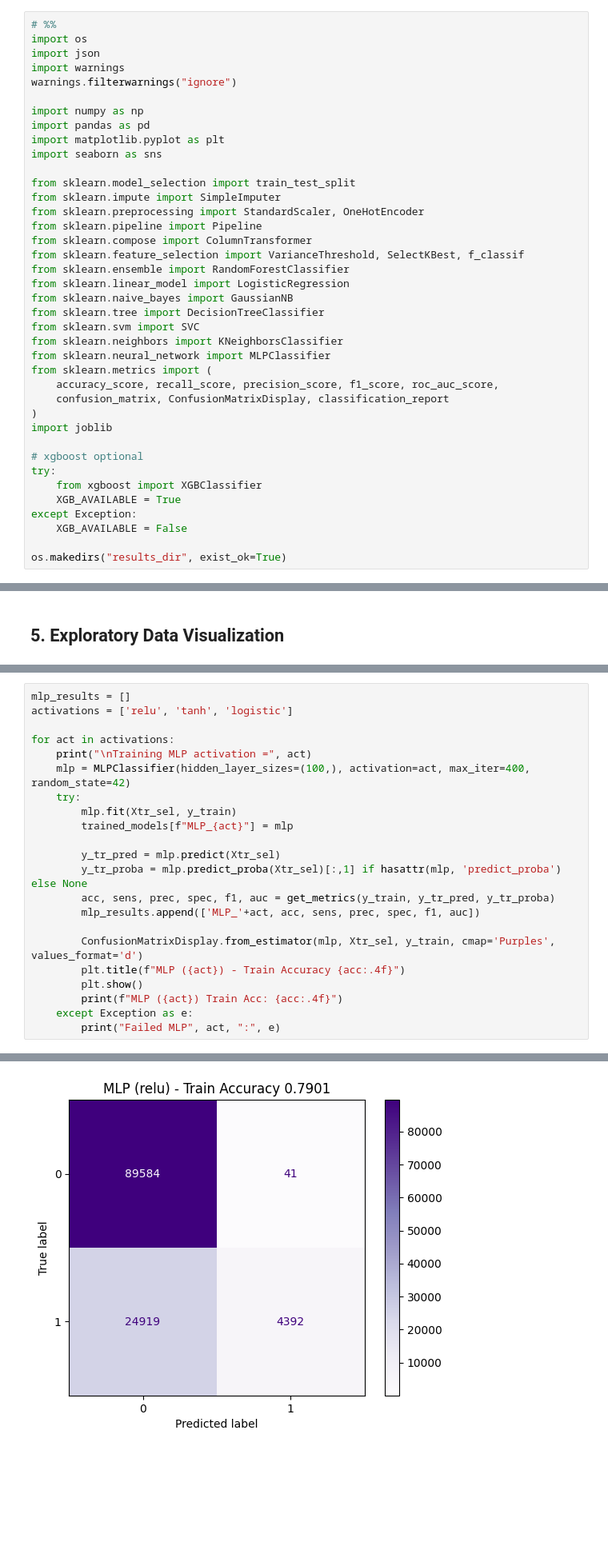
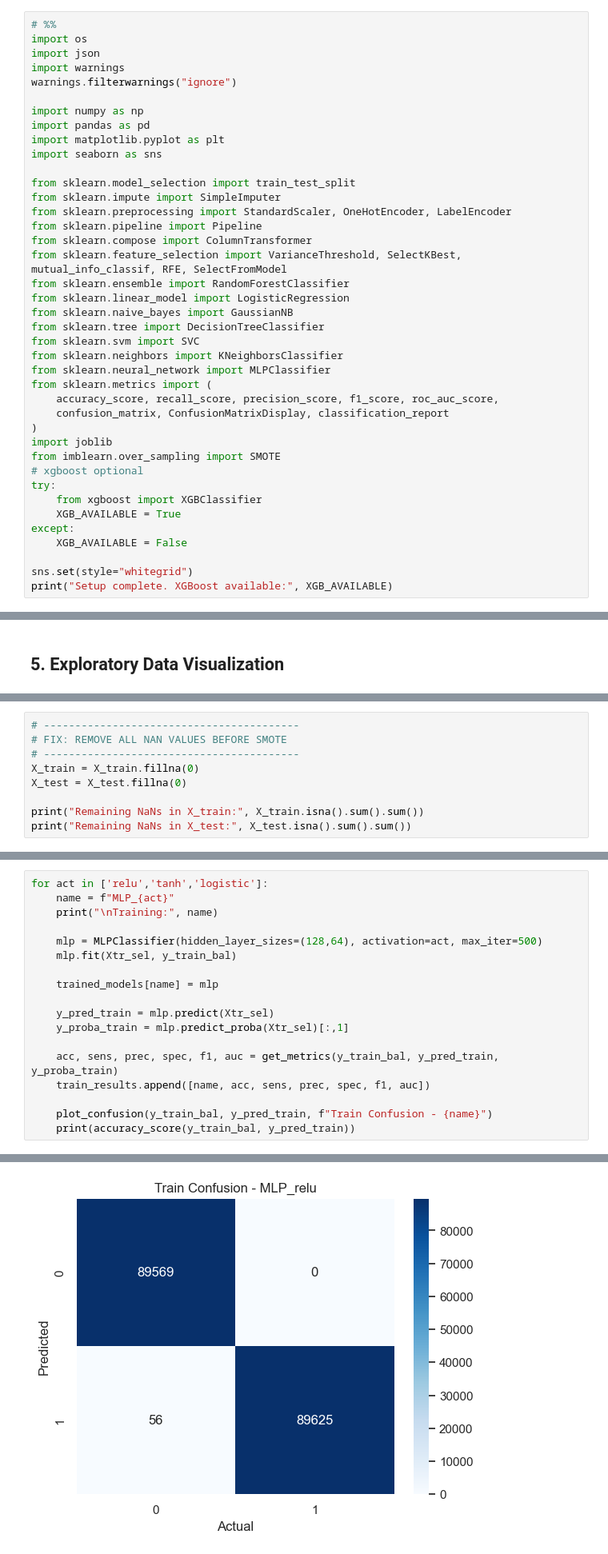
Before and after one commit to springboardmentor891v/CreditPathAI_Oct_Batch, a Jupyter notebook: main.ipynb, the cells around one changed output, grey strips where cells are left out. Shown at 80% size. Drawn from its saved outputs; the diff is of its cells as text; blank space fills up the shorter version.

```diff
--- a/main.ipynb
+++ b/main.ipynb
@@ -18,10 +18,10 @@ import seaborn as sns
 
 from sklearn.model_selection import train_test_split
 from sklearn.impute import SimpleImputer
-from sklearn.preprocessing import StandardScaler, OneHotEncoder
+from sklearn.preprocessing import StandardScaler, OneHotEncoder, LabelEncoder
 from sklearn.pipeline import Pipeline
 from sklearn.compose import ColumnTransformer
-from sklearn.feature_selection import VarianceThreshold, SelectKBest, f_classif
+from sklearn.feature_selection import VarianceThreshold, SelectKBest, mutual_info_classif, RFE, SelectFromModel
 from sklearn.ensemble import RandomForestClassifier
 from sklearn.linear_model import LogisticRegression
 from sklearn.naive_bayes import GaussianNB
@@ -34,12 +34,13 @@ from sklearn.metrics import (
     confusion_matrix, ConfusionMatrixDisplay, classification_report
 )
 import joblib
-
+from imblearn.over_sampling import SMOTE
 # xgboost optional
 try:
     from xgboost import XGBClassifier
     XGB_AVAILABLE = True
-except Exception:
+except:
     XGB_AVAILABLE = False
 
-os.makedirs("results_dir", exist_ok=True)
+sns.set(style="whitegrid")
+print("Setup complete. XGBoost available:", XGB_AVAILABLE)
@@ -280,0 +285,9 @@ Preprocessing complete. Train and test sets saved.
+# %%
+# -----------------------------------------
+# FIX: REMOVE ALL NAN VALUES BEFORE SMOTE
+# -----------------------------------------
+X_train = X_train.fillna(0)
+X_test = X_test.fillna(0)
+
+print("Remaining NaNs in X_train:", X_train.isna().sum().sum())
+print("Remaining NaNs in X_test:", X_test.isna().sum().sum())
@@ -400,23 +449,19 @@ Train accuracy (XGBoost): 1.0000
 # %%
-mlp_results = []
-activations = ['relu', 'tanh', 'logistic']
+for act in ['relu','tanh','logistic']:
+    name = f"MLP_{act}"
+    print("\nTraining:", name)
 
-for act in activations:
-    print("\nTraining MLP activation =", act)
-    mlp = MLPClassifier(hidden_layer_sizes=(100,), activation=act, max_iter=400, random_state=42)
-    try:
-        mlp.fit(Xtr_sel, y_train)
-        trained_models[f"MLP_{act}"] = mlp
+    mlp = MLPClassifier(hidden_layer_sizes=(128,64), activation=act, max_iter=500)
+    mlp.fit(Xtr_sel, y_train_bal)
 
-        y_tr_pred = mlp.predict(Xtr_sel)
-        y_tr_proba = mlp.predict_proba(Xtr_sel)[:,1] if hasattr(mlp, 'predict_proba') else None
-        acc, sens, prec, spec, f1, auc = get_metrics(y_train, y_tr_pred, y_tr_proba)
-        mlp_results.append(['MLP_'+act, acc, sens, prec, spec, f1, auc])
+    trained_models[name] = mlp
 
-        ConfusionMatrixDisplay.from_estimator(mlp, Xtr_sel, y_train, cmap='Purples', values_format='d')
-        plt.title(f"MLP ({act}) - Train Accuracy {acc:.4f}")
-        plt.show()
-        print(f"MLP ({act}) Train Acc: {acc:.4f}")
-    except Exception as e:
-        print("Failed MLP", act, ":", e)
+    y_pred_train = mlp.predict(Xtr_sel)
+    y_proba_train = mlp.predict_proba(Xtr_sel)[:,1]
+
+    acc, sens, prec, spec, f1, auc = get_metrics(y_train_bal, y_pred_train, y_proba_train)
+    train_results.append([name, acc, sens, prec, spec, f1, auc])
+
+    plot_confusion(y_train_bal, y_pred_train, f"Train Confusion - {name}")
+    print(accuracy_score(y_train_bal, y_pred_train))
 # %% [output]
@@ -424 +469 @@ Training MLP activation = relu
-[figure, old version]
+[figure, new version]
```
Also changed, not shown: parts of 52 cells of this notebook, 18 other files.
